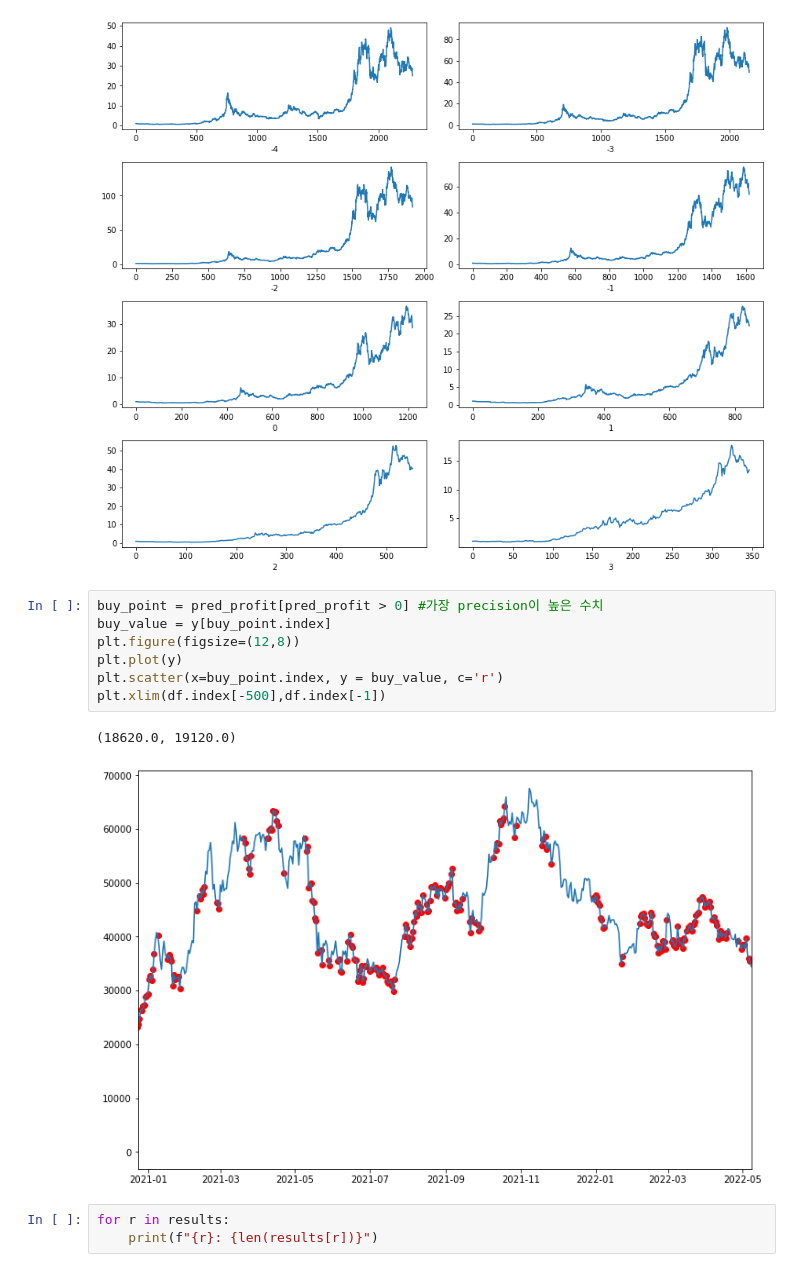
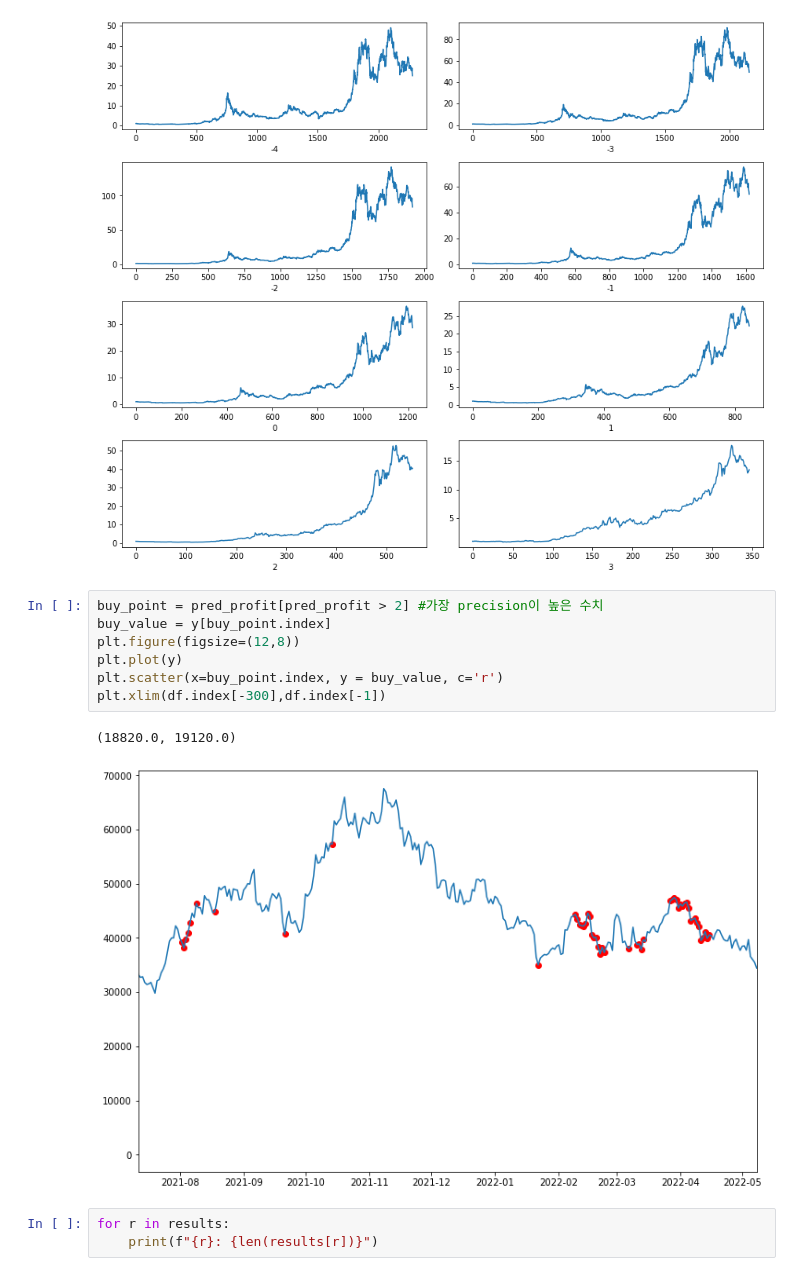
Before and after one commit to Think-JIn99/All-about-Market, a Jupyter notebook: trading/Jeong/machine_trade/model/only_btc/model_test_lasso.ipynb, the cells around one changed output. Saved outputs shown, nothing was run; the diff lists cells and outputs as text.

```diff
--- a/trading/Jeong/machine_trade/model/only_btc/model_test_lasso.ipynb
+++ b/trading/Jeong/machine_trade/model/only_btc/model_test_lasso.ipynb
@@ -173,15 +189,15 @@ plt.tight_layout()
 # %% [output]
 [figure]
 # %%
-buy_point = pred_profit[pred_profit > 0] #가장 precision이 높은 수치
+buy_point = pred_profit[pred_profit > 2] #가장 precision이 높은 수치
 buy_value = y[buy_point.index]
 plt.figure(figsize=(12,8))
 plt.plot(y)
 plt.scatter(x=buy_point.index, y = buy_value, c='r')
-plt.xlim(df.index[-500],df.index[-1])
+plt.xlim(df.index[-300],df.index[-1])
 # %% [output]
-(18620.0, 19120.0)
+(18820.0, 19120.0)
-[figure, old version]
+[figure, new version]
 # %%
 for r in results:
     print(f"{r}: {len(results[r])}")
```
Also changed, not shown: parts of 2 cells of this notebook, 4 other files.
